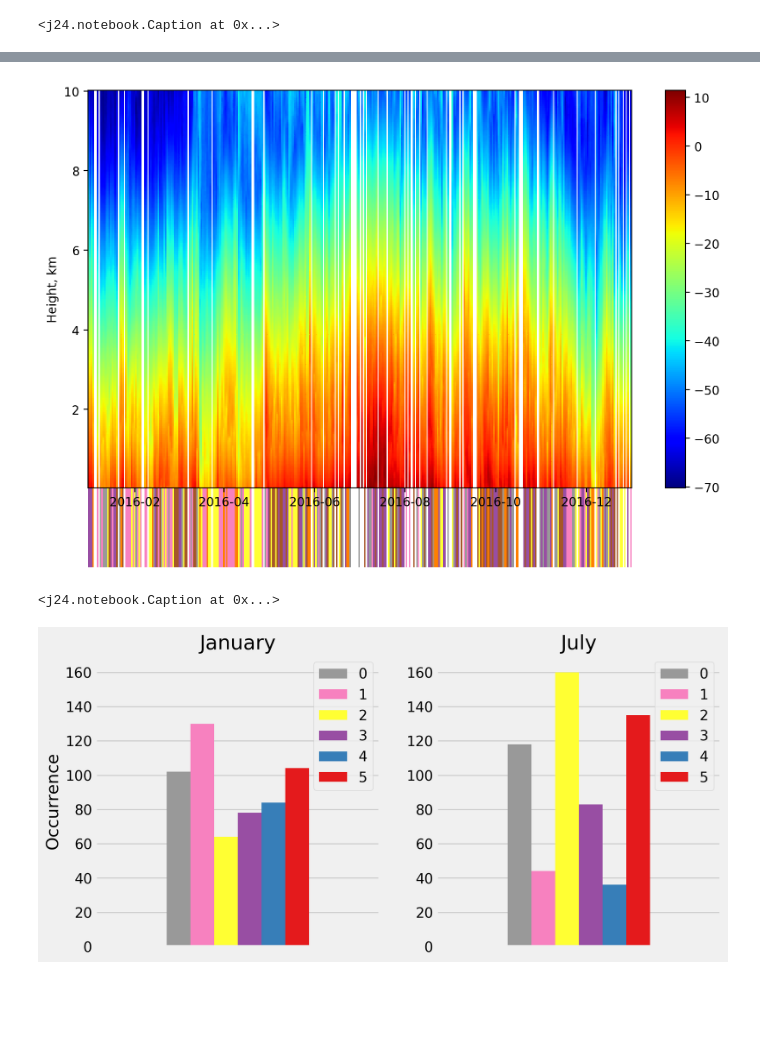
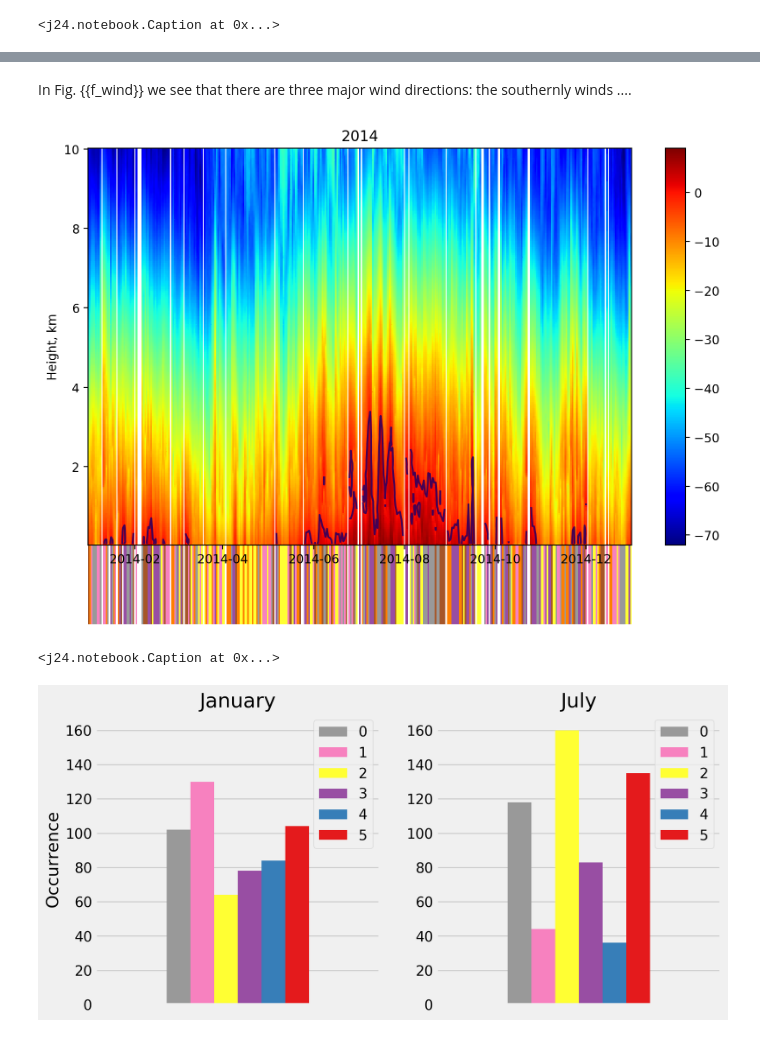
Before and after one commit to juhi24/negi, a Jupyter notebook: report.ipynb, the cells around one changed output, grey strips where cells are left out. Drawn from its saved outputs; the diff is of its cells as text; code cells hidden in the pictures; blank space fills up the shorter version.

```diff
--- a/report.ipynb
+++ b/report.ipynb
@@ -23,8 +23,11 @@ The workflow for creating the classification and analyzing the results is shown
 %matplotlib inline
 # Set rest of the plotting environment
 import matplotlib.pyplot as plt
-from IPython.display import set_matplotlib_formats, display
+from matplotlib import animation
+from mpl_toolkits.mplot3d import Axes3D
+from IPython.display import set_matplotlib_formats, display, Markdown, HTML
 set_matplotlib_formats('pdf', 'png')
+plt.rcParams['animation.html'] = 'html5'
 plt.rcParams['figure.dpi'] = 200 # plot resolution
 plt.rcParams['figure.figsize'] = 10, 6 # default figure size
 
@@ -45,7 +48,15 @@ import sonde
 import clustering as cl
 # j24 is my general purpose python module
 from j24 import home, learn
+from j24 import visualization as vis
 from j24.notebook import Caption, show
 # Reload changes in the modules.
 imp.reload(cl)
 imp.reload(sonde)
+
+# Assign figure numbers
+f_k = 1
+f_profs = 2
+f_wind = 3
+f_year = 4
+f_occ = 5
@@ -122,3 +143,6 @@ show(fig, caption='Silhouette score as a function of number of clusters.')
 # %% [output]
 [figure]
 <j24.notebook.Caption at 0x...>
+# %%
+# Choose the number of clusters.
+k = 6
@@ -125,7 +153,8 @@ show(fig, caption='Silhouette score as a function of number of clusters.')
 # %%
-km = KMeans(init='k-means++', n_clusters=6, n_init=40, n_jobs=-1)
-
-classes = learn.fit_predict(wtr, km)
-cen = learn.centroids(wtr, km)
-cw, ct, ch = cl.split(cen, isplit) # centroids of wind, temperature and humidity
+# Setup k-means with k clusters. Seed using k-means++ 10 times.
+km = KMeans(init='k-means++', n_clusters=k, n_init=10, n_jobs=-1)
+classes = learn.fit_predict(wtr, km) # Perform the clustering and obtain results.
+cen = learn.centroids(wtr, km) # cluster centroids
+# Split centroids of wind, temperature and humidity, cw, ct and ch, respectively.
+cw, ct, ch = cl.split(cen, isplit)
 # %%
@@ -153,23 +214,28 @@ show(fig_wind, caption='Wind profiles of the class centroids.')
+# %% [markdown]
+In Fig. {{f_wind}} we see that there are three major wind directions: the southernly winds ....
 # %%
-year = 2016
+year = 2014
 start = datetime.datetime(year-1, 12, 31)
 end = datetime.datetime(year+1, 1, 1)
 t = sonde.resample_transpose(tt)
 selection = (t.columns<end) & (t.columns>start)
 t = t.loc[:,selection]
 cla = classes.resample('1D').asfreq()
 sel = (cla.index<end) & (cla.index>start)
 cla = cla.loc[sel]
 
-fig_year, ax_year = plt.subplots(num=4)
+fig_year, ax_year = plt.subplots(num=f_year)
 sonde.heatmap(t, classes=cla, ax=ax_year)
+vis.contour(t, ax=ax_year, levels=[0]) # plot melting temperature
 #sonde.heatmap(h, classes=cla)
-#ax.set_title('Temperature profiles of the year {}'.format(year))
-caption = 'Temperature profiles for the year {}. '
-caption += 'The classification of individual profiles is denoted with color coding in the bottom.'
-show(fig_year, caption=caption.format(year))
+ax_year.set_title('{}'.format(year))
+c1 = 'Temperature profiles for the year {}. '
+c2 = '''
+The $T=0^{\circ}$C level is marked with a solid line.
+The classification of individual profiles is denoted with color coding in the bottom.'''
+show(fig_year, caption=c1.format(year)+c2)
 # %% [output]
-[figure, old version]
+[figure, new version]
 <j24.notebook.Caption at 0x...>
 # %%
 with plt.style.context('fivethirtyeight'):
```
Also changed, not shown: parts of 15 cells of this notebook, 1 other file.
